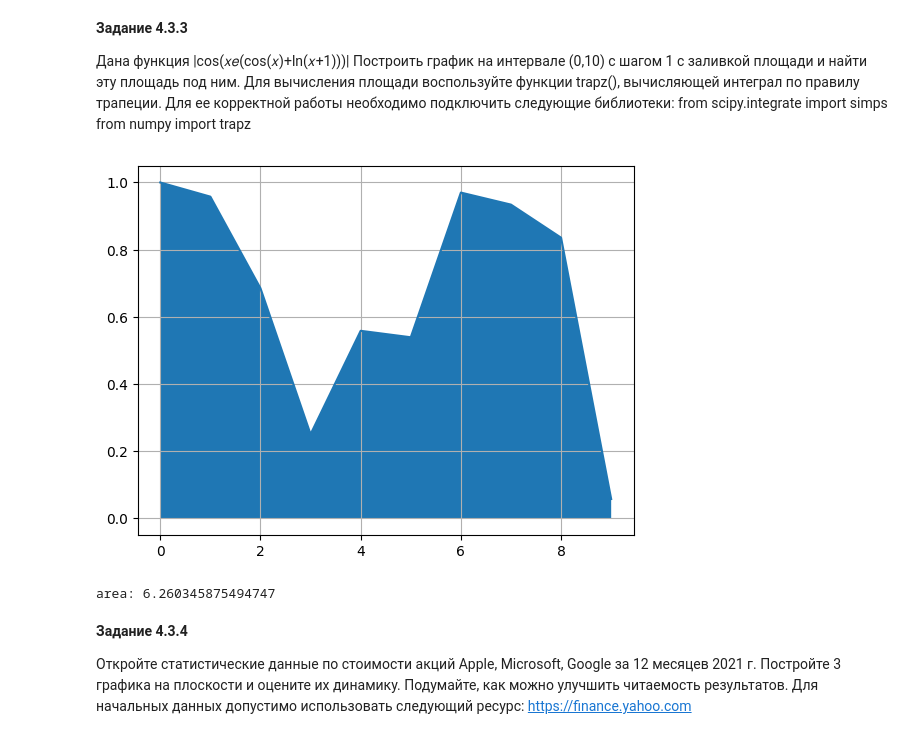
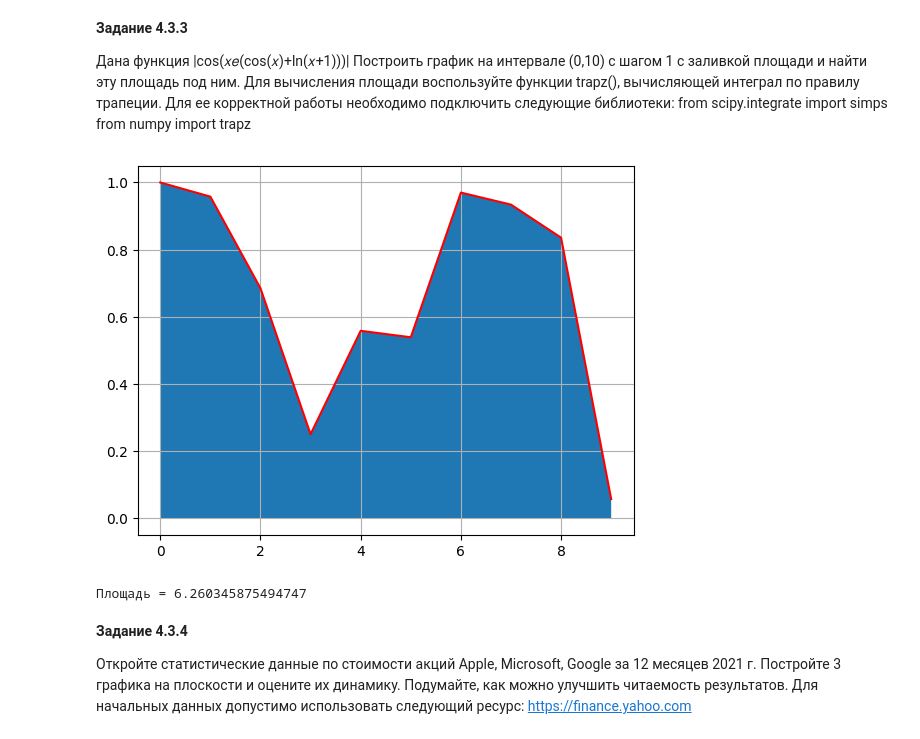
Before and after one commit to BigSekas/WB_mirea, a Jupyter notebook: Workbook1_Mironov_D.ipynb, the cells around one changed output. Drawn from its saved outputs; the diff is of its cells as text; code cells hidden in the pictures.

```diff
--- a/Workbook1_Mironov_D.ipynb
+++ b/Workbook1_Mironov_D.ipynb
@@ -335,23 +319,25 @@ plt.show()
 библиотеки:
 from scipy.integrate import simps
 from numpy import trapz
-# %%
-import numpy as np
-from matplotlib import pyplot as plt
-from numpy import exp, cos, log, abs, trapz
-def f(x):
-    return abs(cos(x * exp(cos(x) + log(x + 1))))
-x = np.arange(0, 10, 1)
-y = f(x)
-plt.grid()
-plt.plot(x, y)
-plt.fill_between(x, y)
-plt.show()
-area = trapz(y)
-print('area:', area)
-# %% [output]
-[figure, removed]
-area: 6.260345875494747
+# %%
+from scipy.integrate import simps
+from numpy import trapz
+import matplotlib.pyplot as plt
+import numpy as np
+
+x = np.arange(0.0, 10.0, 1)
+y = np.abs(np.cos(x * np.exp(np.cos(x) + np.log(x + 1))))
+
+plt.plot(x, y, c = 'r')
+plt.fill_between(x, y)
+plt.grid(True)
+plt.show()
+
+area = trapz(y)
+print(f'Площадь = {area}')
+# %% [output]
+[figure, added]
+Площадь = 6.260345875494747
 # %% [markdown]
 **Задание 4.3.4**
 
```
Also changed, not shown: parts of 4 cells of this notebook.
